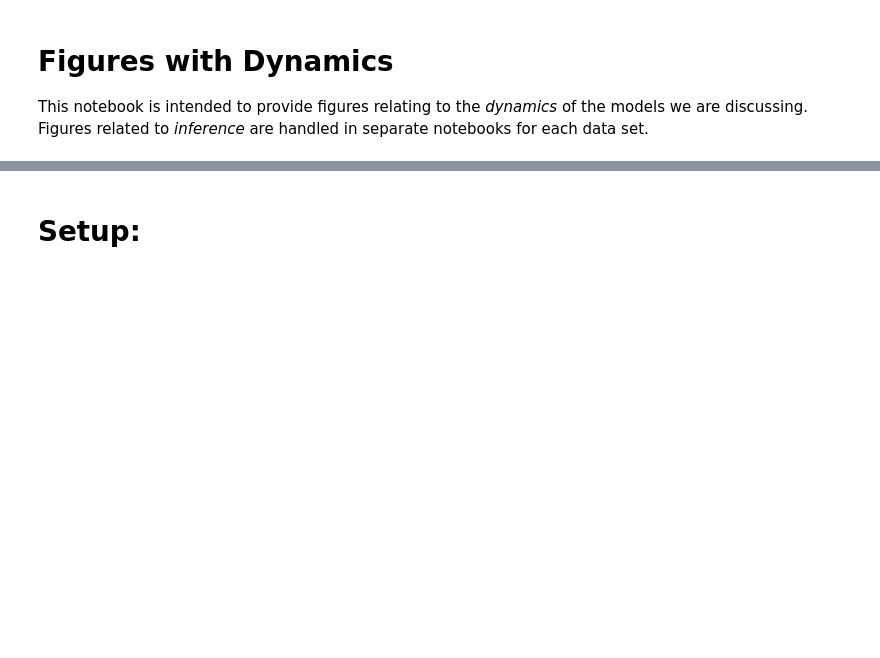
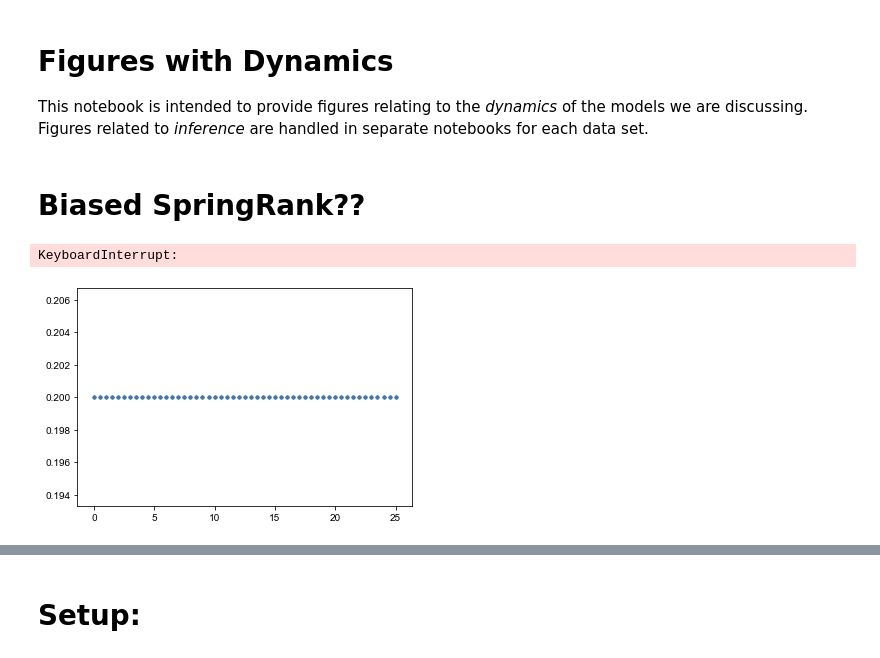
Before and after one commit to PhilChodrow/prestige_reinforcement, a Jupyter notebook: bifurcations.ipynb, the cells around one changed output, grey strips where cells are left out. Cells and saved outputs as stored; diff of their text form; code cells hidden in the pictures; blank space fills up the shorter version.

Commit message:
various experiments

```diff
--- a/bifurcations.ipynb
+++ b/bifurcations.ipynb
@@ -16,3 +16,65 @@ from matplotlib import pyplot as plt
 
 import matplotlib
 matplotlib.rcParams['font.sans-serif'] = "Arial Unicode MS"
+# %% [markdown]
+# Biased SpringRank??
+# %%
+cset = ['#4477AA', '#EE6677', '#228833', '#CCBB44', '#66CCEE', '#AA3377']
+cset_muted = ['#CC6677', '#332288', '#DDCC77', '#117733', '#88CCEE', '#882255', '#44AA99', '#999933', '#AA4499', '#DDDDDD','#000000']
+
+@jit(nopython=True)
+def linear_feature(s):
+    return(np.outer(np.ones(len(s)), s))
+
+n = 5
+
+A0 = np.random.rand(n,n)
+A0 = A0/A0.sum()
+
+# A0 = np.ones((n,n))
+# A0[0,1] += 1000
+# A0[6,7] += 10000000
+# A0 = A0/A0.sum()
+
+lam = .98
+n_rounds = 2000
+
+m_updates = 1
+
+b_grid = 51
+
+BETAS = np.linspace(0,5*n, b_grid)
+
+V = np.zeros((b_grid, n))
+
+@jit(nopython=True)
+def experimental_score(A, alpha = 1):
+#     Di = np.diag(A.sum(axis = 0))
+#     Do = np.diag(A.sum(axis = 1))
+#     L = Di - A + alpha*np.eye(A.shape[0])
+#     return(np.linalg.inv(L)).dot(Do).dot(np.ones(A.shape[0]))
+    return(np.linalg.inv(A + alpha*np.eye(A.shape[0])).dot(A.T).dot(np.ones(A.shape[0])))
+
+M = model()
+
+M.set_score(score_function = lambda A: RW_score(A.T, p = 1, alpha = 10**(-3)))
+M.set_features([linear_feature])
+
+for j in range(b_grid):
+
+    M.simulate(beta = np.array([BETAS[j]]),
+                       lam = lam,
+                       A0 = A0,
+                       n_rounds = n_rounds,
+                       update = deterministic_update,
+                       m_updates = m_updates)
+    GAMMA = M.get_rates()
+    GAMMA = np.sort(GAMMA, axis = 2)
+    V[j] = GAMMA[(-1000):(-1)].mean(axis = (0,1))
+# %% [output]
+KeyboardInterrupt:
+# %%
+for i in range(V.shape[1]):
+    p = plt.scatter(BETAS, V[:,i], color = cset[0], alpha = 1, s=7)
+# %% [output]
+[figure, added]
```
Also changed, not shown: parts of 14 cells of this notebook, 6 other files.
